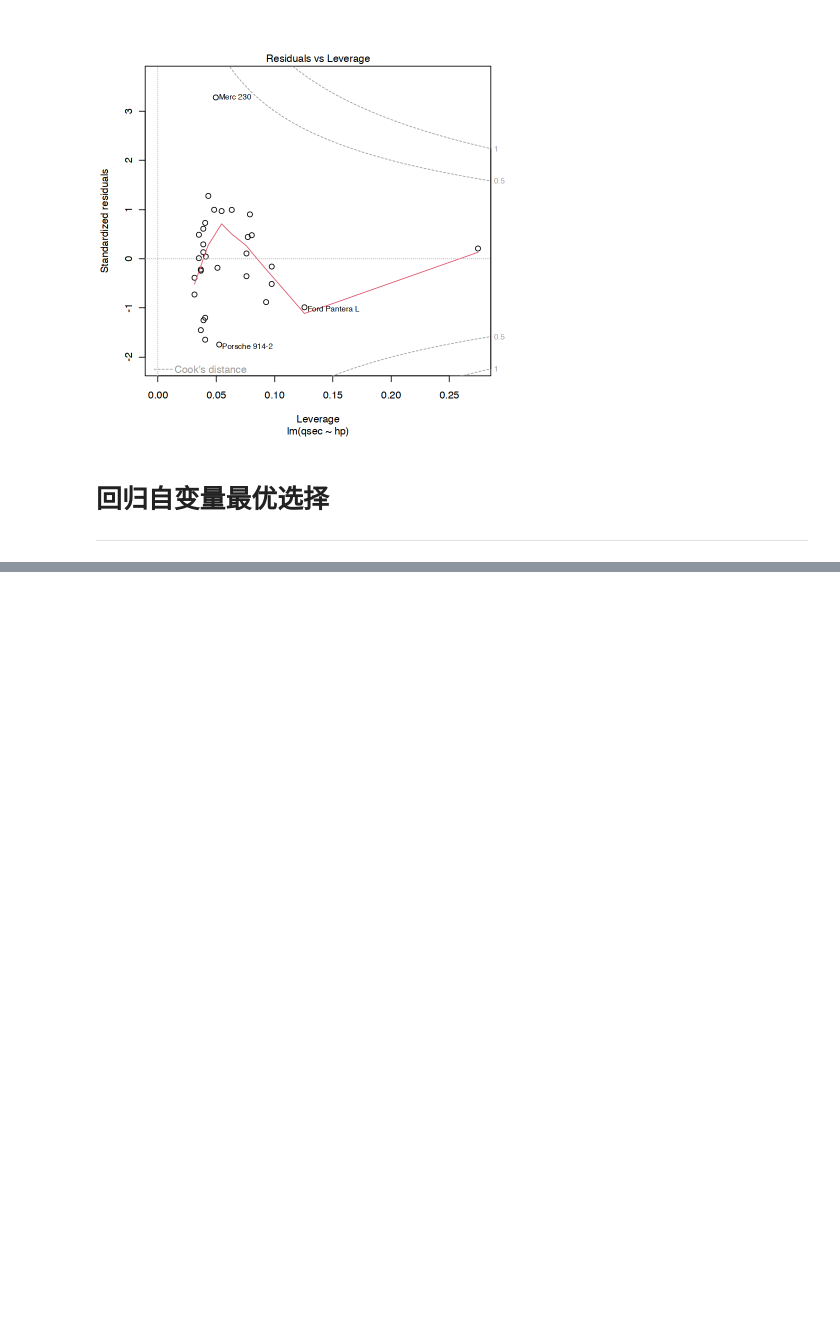
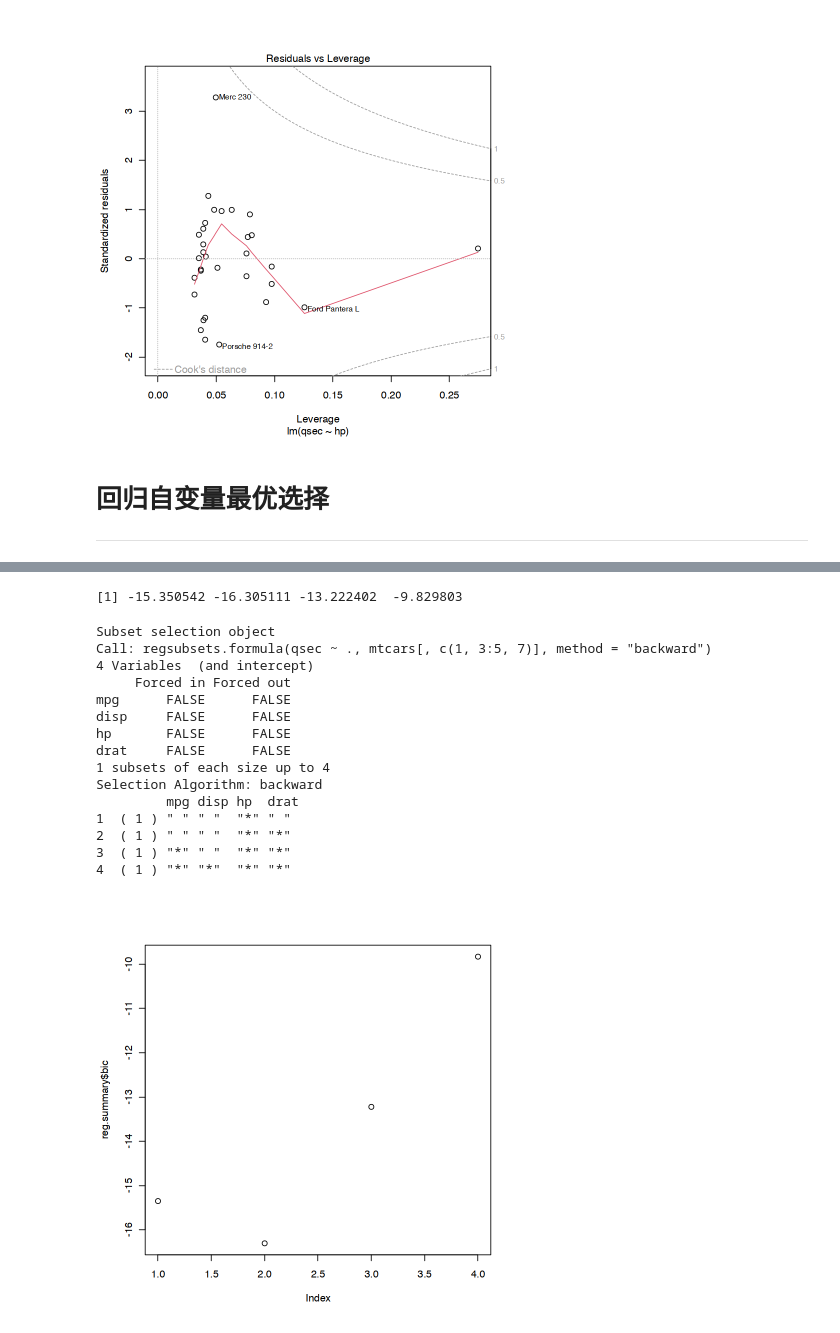
Before and after one commit to nab-iak/R_memo, a Jupyter notebook: jupyter_notebook/linear_regression_relation.ipynb, the cells around one changed output, grey strips where cells are left out. Cells and saved outputs as stored; diff of their text form; code cells hidden in the pictures; blank space fills up the shorter version.

```diff
--- a/jupyter_notebook/linear_regression_relation.ipynb
+++ b/jupyter_notebook/linear_regression_relation.ipynb
@@ -480,0 +520,22 @@ ERROR: Error in legend(if (!is.na(charmatch(legend[1], "interactive"))) locator(
+# %%
+reg.summary$bic
+plot(reg.summary$bic)
+reg.summary
+# %% [output]
+[1] -15.350542 -16.305111 -13.222402  -9.829803
+Subset selection object
+Call: regsubsets.formula(qsec ~ ., mtcars[, c(1, 3:5, 7)], method = "backward")
+4 Variables  (and intercept)
+     Forced in Forced out
+mpg      FALSE      FALSE
+disp     FALSE      FALSE
+hp       FALSE      FALSE
+drat     FALSE      FALSE
+1 subsets of each size up to 4
+Selection Algorithm: backward
+         mpg disp hp  drat
+1  ( 1 ) " " " "  "*" " "
+2  ( 1 ) " " " "  "*" "*"
+3  ( 1 ) "*" " "  "*" "*"
+4  ( 1 ) "*" "*"  "*" "*"
+[figure, added]
```
Also changed, not shown: parts of 9 cells of this notebook, 1 other file.
